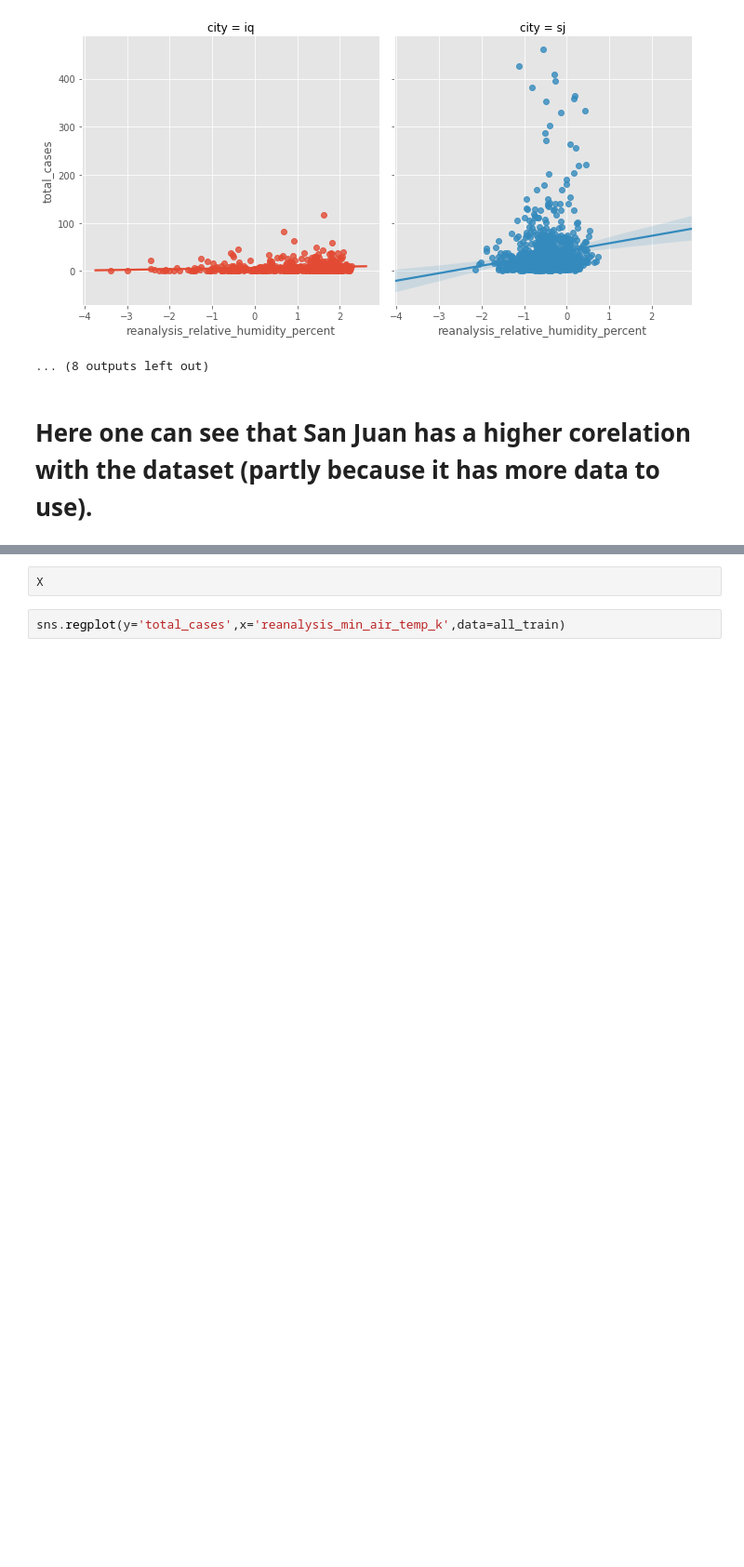
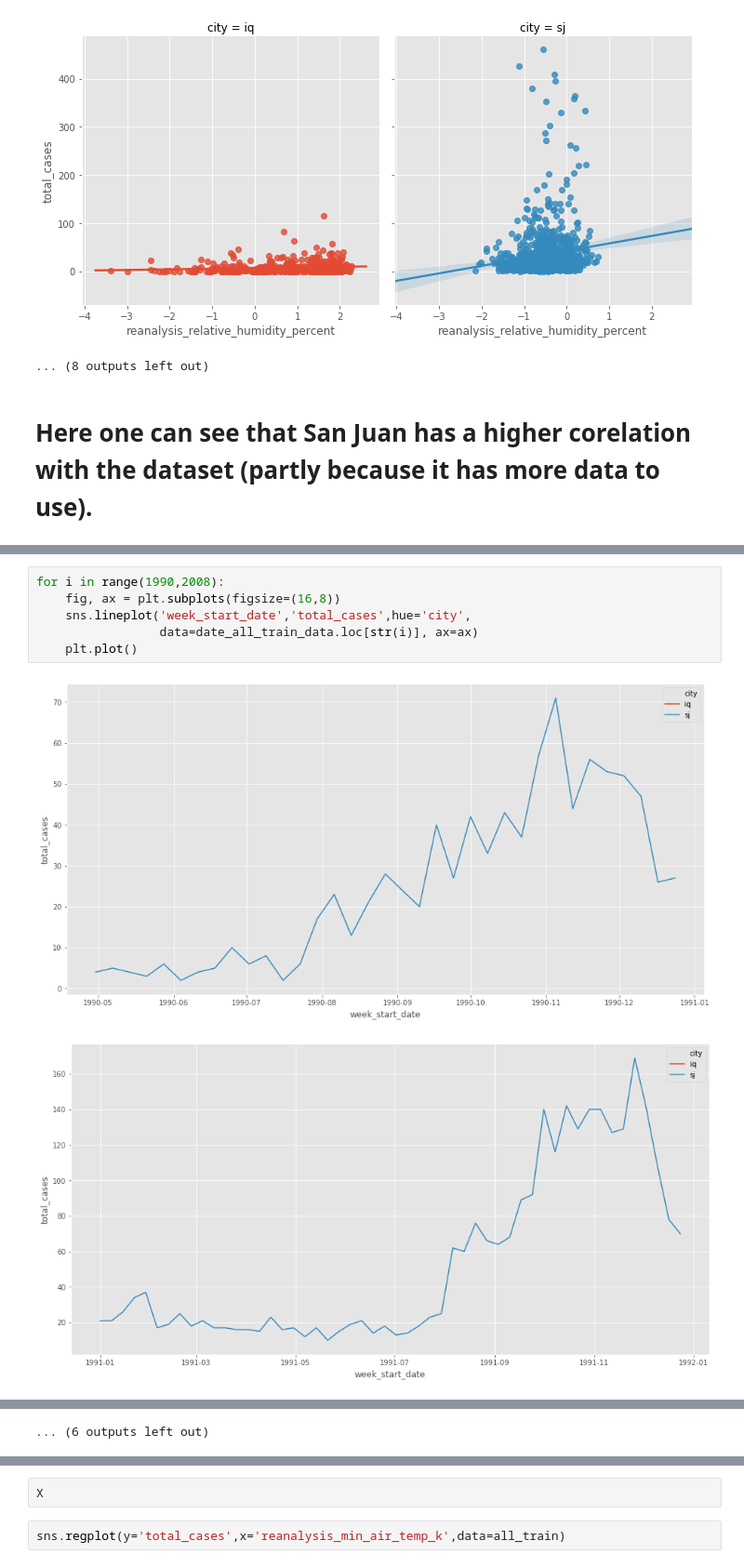
Before and after one commit to jisanos/DengAIProject, a Jupyter notebook: Final_Proyect_Script.ipynb, the cells around one changed output, grey strips where cells are left out. Shown at 93% size. Drawn from its saved outputs; the diff is of its cells as text; blank space fills up the shorter version.

```diff
--- a/Final_Proyect_Script.ipynb
+++ b/Final_Proyect_Script.ipynb
@@ -349,0 +362,9 @@ for col in colums_to_iter:
+# %%
+for i in range(1990,2008):
+    fig, ax = plt.subplots(figsize=(16,8))
+    sns.lineplot('week_start_date','total_cases',hue='city',
+                 data=date_all_train_data.loc[str(i)], ax=ax)
+    plt.plot()
+# %% [output]
+[figure, added]
+[figure, added]
@@ -349,0 +381 @@ for col in colums_to_iter:
+... (6 outputs left out)
```
Also changed, not shown: parts of 13 cells of this notebook.
